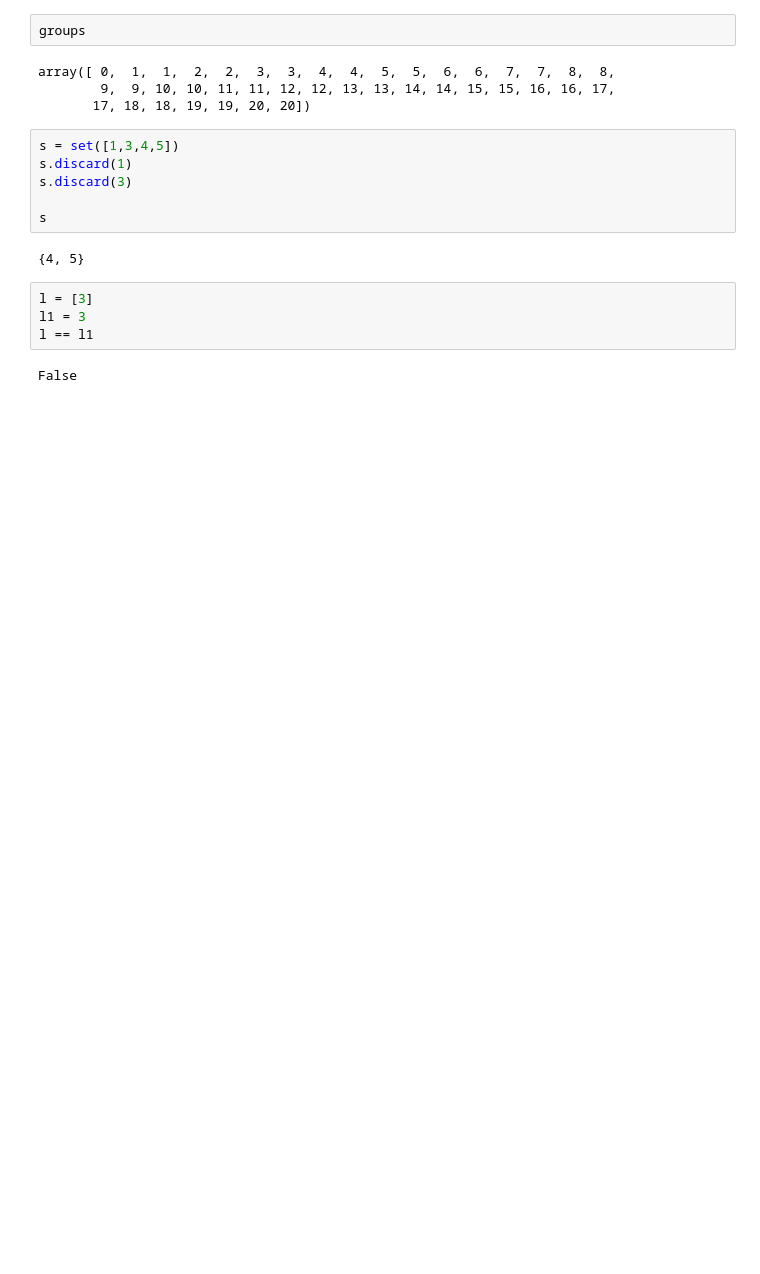
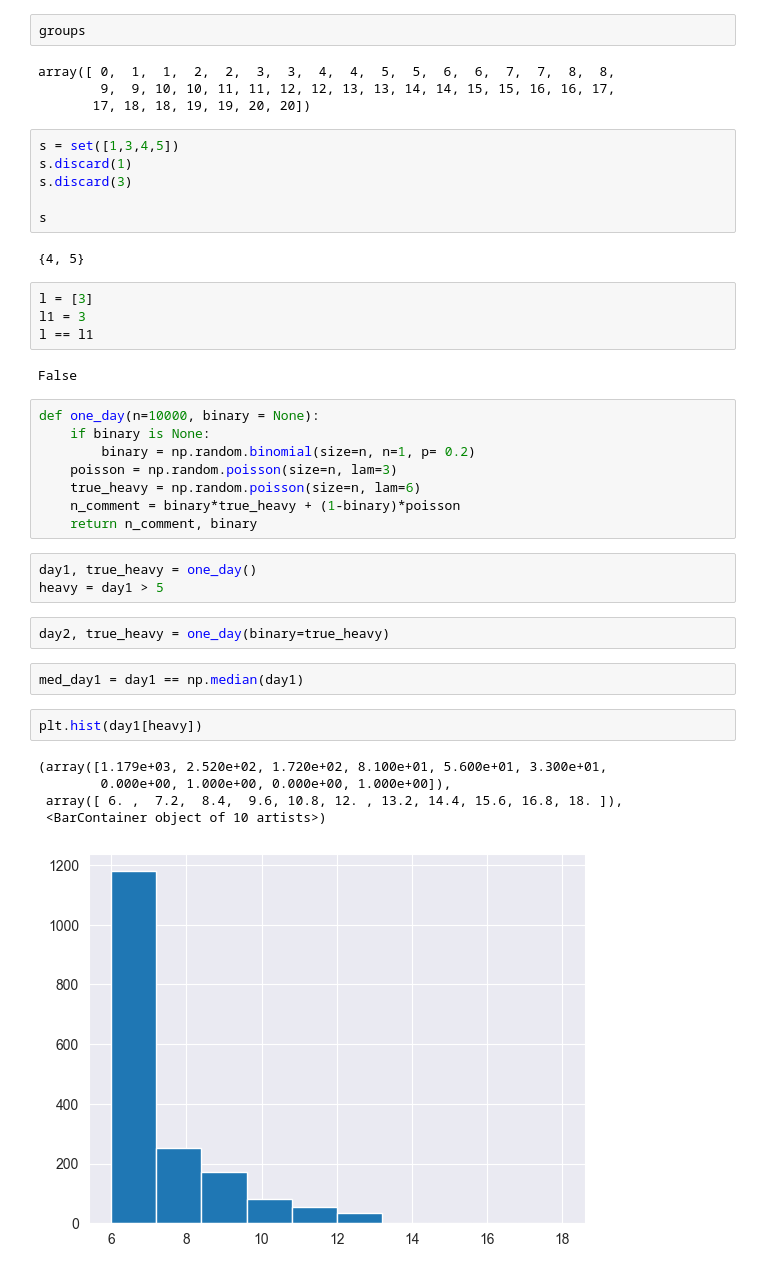
Before and after one commit to yiling-h/SI-Interaction, a Jupyter notebook: selectinf/Simulation/H1/SimulationNotebooks/vary_signal.ipynb, the cells around one changed output. Cells and saved outputs as stored; diff of their text form; blank space fills up the shorter version.

```diff
--- a/selectinf/Simulation/H1/SimulationNotebooks/vary_signal.ipynb
+++ b/selectinf/Simulation/H1/SimulationNotebooks/vary_signal.ipynb
@@ -636,3 +633,26 @@ l1 = 3
 l == l1
 # %% [output]
 False
+# %%
+def one_day(n=10000, binary = None):
+    if binary is None:
+        binary = np.random.binomial(size=n, n=1, p= 0.2)
+    poisson = np.random.poisson(size=n, lam=3)
+    true_heavy = np.random.poisson(size=n, lam=6)
+    n_comment = binary*true_heavy + (1-binary)*poisson
+    return n_comment, binary
+# %%
+day1, true_heavy = one_day()
+heavy = day1 > 5
+# %%
+day2, true_heavy = one_day(binary=true_heavy)
+# %%
+med_day1 = day1 == np.median(day1)
+# %%
+plt.hist(day1[heavy])
+# %% [output]
+(array([1.179e+03, 2.520e+02, 1.720e+02, 8.100e+01, 5.600e+01, 3.300e+01,
+        0.000e+00, 1.000e+00, 0.000e+00, 1.000e+00]),
+ array([ 6. ,  7.2,  8.4,  9.6, 10.8, 12. , 13.2, 14.4, 15.6, 16.8, 18. ]),
+ <BarContainer object of 10 artists>)
+[figure, added]
```
Also changed, not shown: parts of 15 cells of this notebook, 13 other files.
